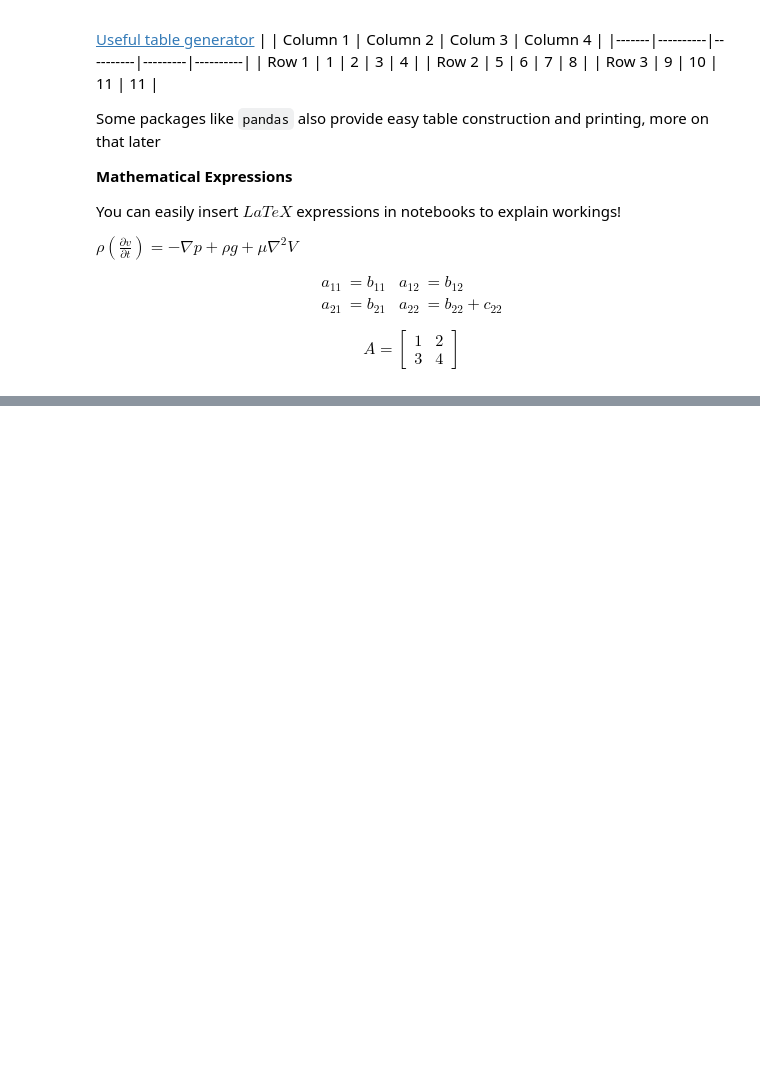
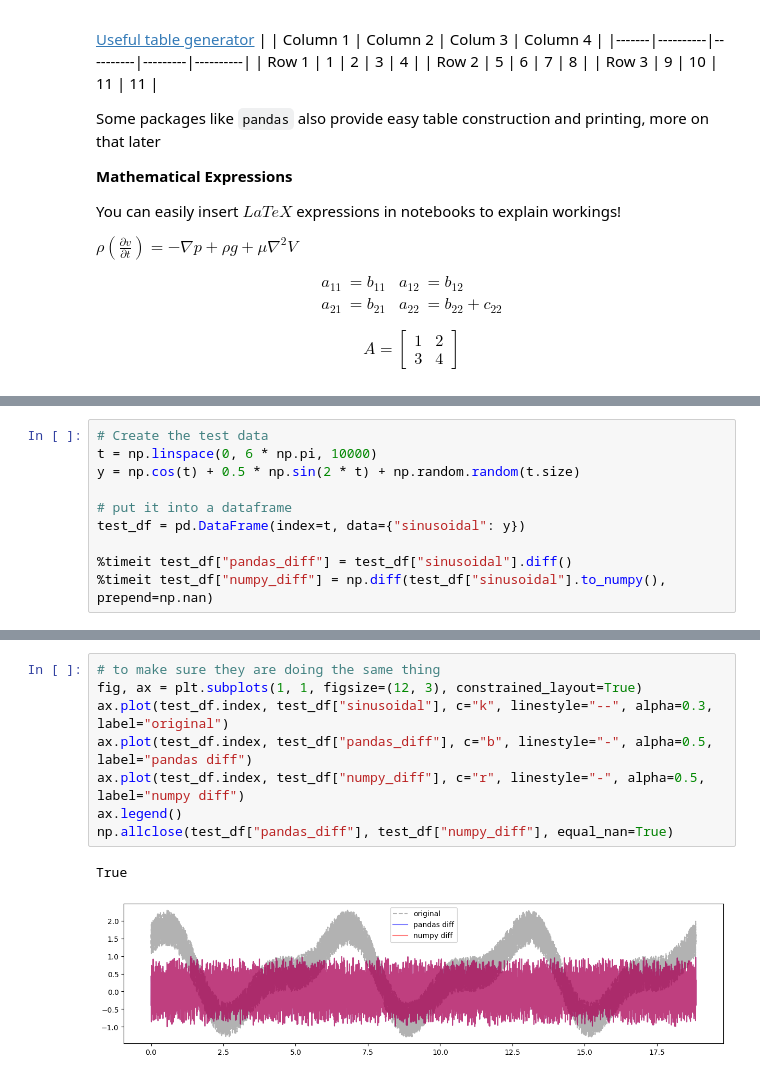
Before and after one commit to yhc97/python-workshops, a Jupyter notebook: python_workshop.ipynb, the cells around one changed output, grey strips where cells are left out. Drawn from its saved outputs; the diff is of its cells as text; blank space fills up the shorter version.

```diff
--- a/python_workshop.ipynb
+++ b/python_workshop.ipynb
@@ -198,0 +459,10 @@ import scipy.signal as signal  # signal processing
+# %%
+# Create the test data
+t = np.linspace(0, 6 * np.pi, 10000)
+y = np.cos(t) + 0.5 * np.sin(2 * t) + np.random.random(t.size)
+
+# put it into a dataframe
+test_df = pd.DataFrame(index=t, data={"sinusoidal": y})
+
+%timeit test_df["pandas_diff"] = test_df["sinusoidal"].diff()
+%timeit test_df["numpy_diff"] = np.diff(test_df["sinusoidal"].to_numpy(), prepend=np.nan)
@@ -198,0 +472,11 @@ import scipy.signal as signal  # signal processing
+# %%
+# to make sure they are doing the same thing
+fig, ax = plt.subplots(1, 1, figsize=(12, 3), constrained_layout=True)
+ax.plot(test_df.index, test_df["sinusoidal"], c="k", linestyle="--", alpha=0.3, label="original")
+ax.plot(test_df.index, test_df["pandas_diff"], c="b", linestyle="-", alpha=0.5, label="pandas diff")
+ax.plot(test_df.index, test_df["numpy_diff"], c="r", linestyle="-", alpha=0.5, label="numpy diff")
+ax.legend()
+np.allclose(test_df["pandas_diff"], test_df["numpy_diff"], equal_nan=True)
+# %% [output]
+True
+[figure, added]
```
Also changed, not shown: parts of 62 cells of this notebook, 5 other files.
